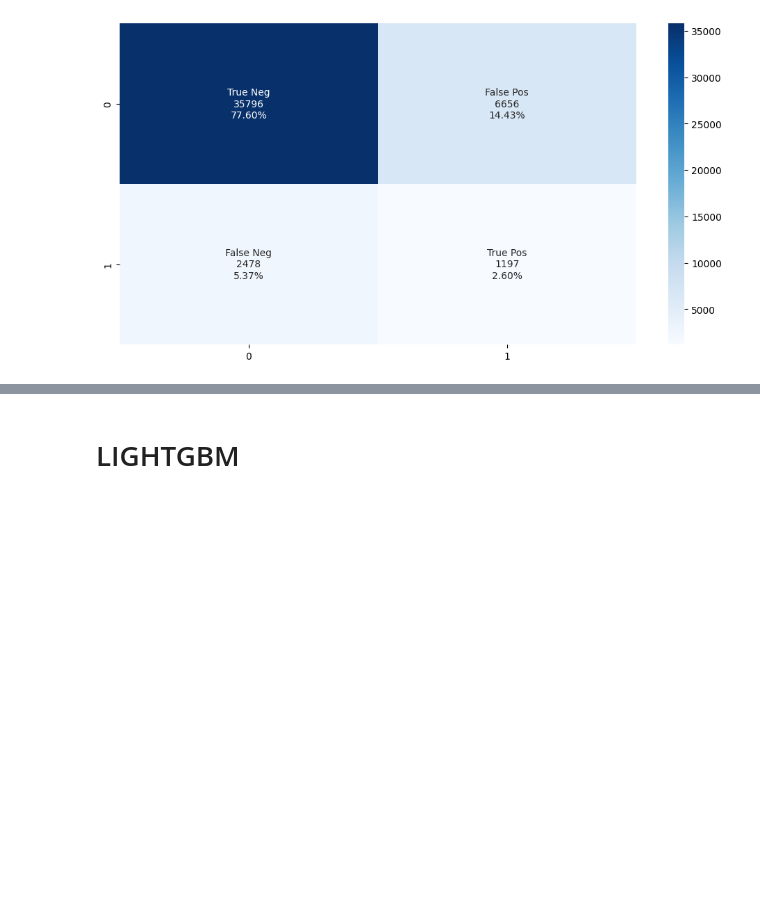
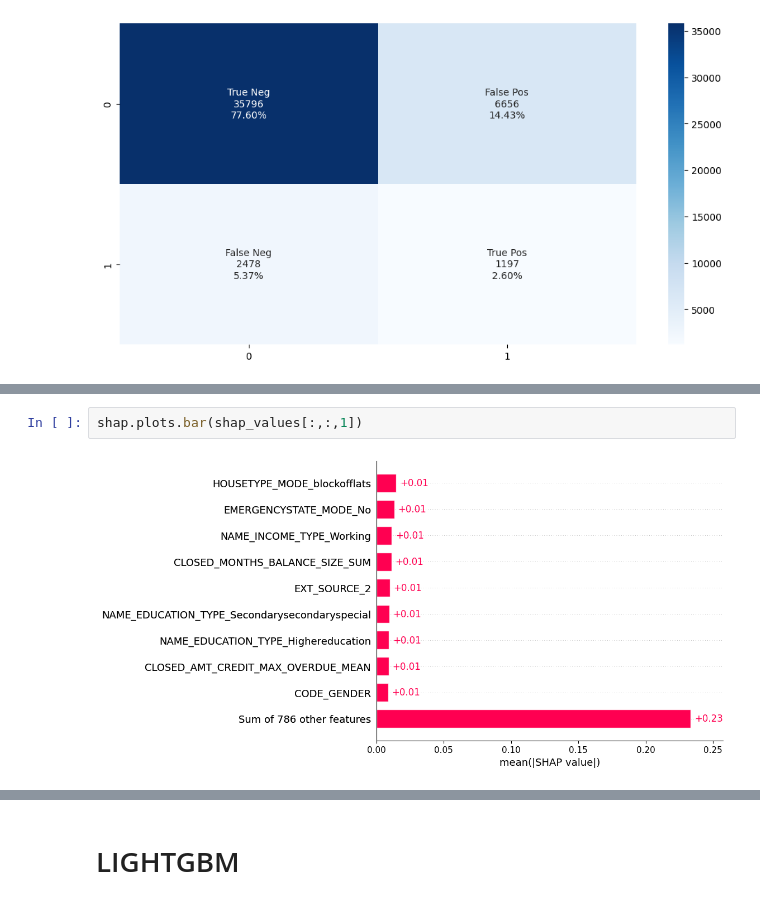
Before and after one commit to OCangrand/OC-Project7, a Jupyter notebook: Modelisation.ipynb, the cells around one changed output, grey strips where cells are left out. Saved outputs shown, nothing was run; the diff lists cells and outputs as text; blank space fills up the shorter version.

```diff
--- a/Modelisation.ipynb
+++ b/Modelisation.ipynb
@@ -503,0 +567,4 @@ weighted avg       0.87      0.80      0.83     46127
+# %%
+shap.plots.bar(shap_values[:,:,1])
+# %% [output]
+[figure, added]
```
Also changed, not shown: parts of 14 cells of this notebook.
